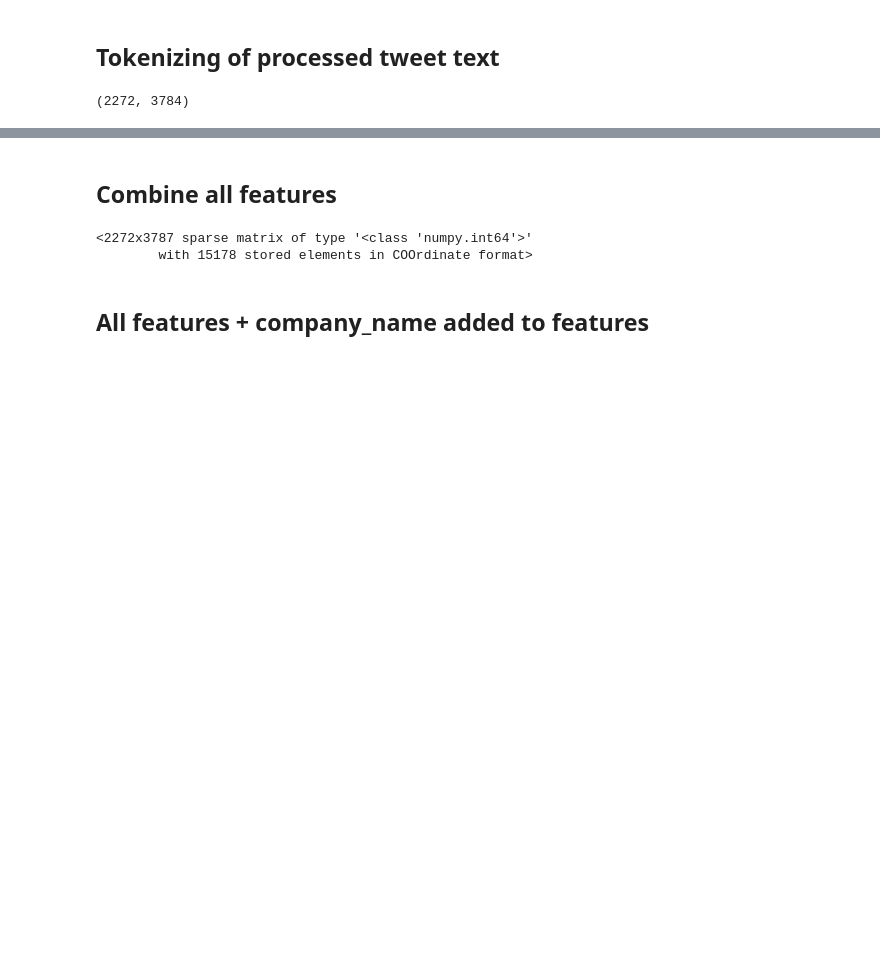
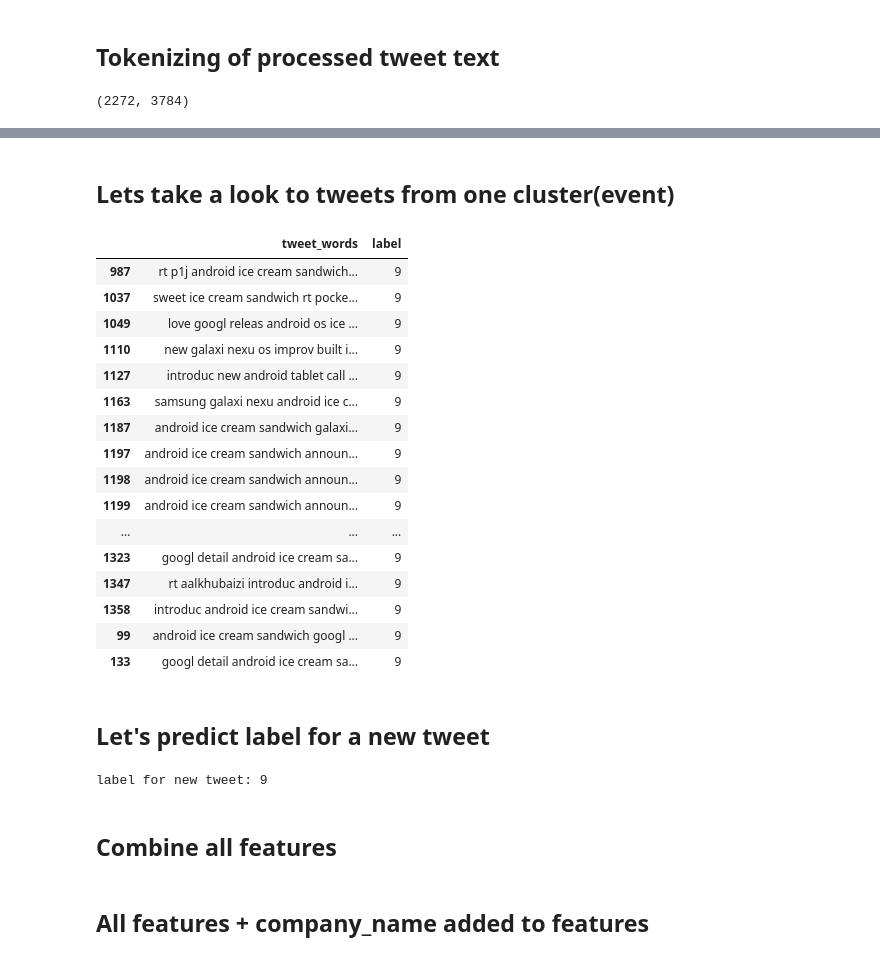
Before and after one commit to msaitkulov/SNA_class_Fall2018, a Jupyter notebook: Lab 1 + 2preFinal.ipynb, the cells around one changed output, grey strips where cells are left out. Cells and saved outputs as stored; diff of their text form; code cells hidden in the pictures; blank space fills up the shorter version.

```diff
--- a/Lab 1 + 2preFinal.ipynb
+++ b/Lab 1 + 2preFinal.ipynb
@@ -236,13 +342,48 @@ X_tokens_train.shape
+# %% [markdown]
+## Lets take a look to tweets from one cluster(event)
+# %%
+# label_id = 3 ## something about "steve job"
+label_id = 9  ## something about "android ice cream sandwich announc"
+
+tweets = pd.concat([X_tweets_train, X_tweets_test])
+
+df = pd.DataFrame(dict(tweet_words=tweets,label=labels))
+df[df['label'] == label_id]
+# %% [output]
+|  | tweet_words | label |
+| 987 | rt p1j android ice cream sandwich... | 9 |
+| 1037 | sweet ice cream sandwich rt pocke... | 9 |
+| 1049 | love googl releas android os ice ... | 9 |
+| 1110 | new galaxi nexu os improv built i... | 9 |
+| 1127 | introduc new android tablet call ... | 9 |
+| 1163 | samsung galaxi nexu android ice c... | 9 |
+| 1187 | android ice cream sandwich galaxi... | 9 |
+| 1197 | android ice cream sandwich announ... | 9 |
+| 1198 | android ice cream sandwich announ... | 9 |
+| 1199 | android ice cream sandwich announ... | 9 |
+| ... | ... | ... |
+| 1323 | googl detail android ice cream sa... | 9 |
+| 1347 | rt aalkhubaizi introduc android i... | 9 |
+| 1358 | introduc android ice cream sandwi... | 9 |
+| 99 | android ice cream sandwich googl ... | 9 |
+| 133 | googl detail android ice cream sa... | 9 |
+# %% [markdown]
+## Let's predict label for a new tweet
+# %%
+new_tweet = "My mam's friend son was very happy when his phone got a new version of Android - ice cream sandwich!" #should be 9
+# new_tweet = "Usually Steve jobs was a god man, but once he forgot to send to Marat free Iphone:(" #should be 3
+clean_message = process_message(new_tweet)
+count_vectorized_message = count_vectorizer.transform([clean_message])
+svd_representation = svd_on_counters.transform(count_vectorized_message)
+knn_prediction = ensemble.predict(svd_representation)
+print("label for new tweet:", knn_prediction[0])
+# %% [output]
+label for new tweet: 9
 # %% [markdown]
 ## Combine all features
 # %%
 X_train = scipy.sparse.hstack((X_tokens_train, manual_features_train))
 X_test = scipy.sparse.hstack((X_tokens_test, manual_features_test))
-# %%
-X_train
-# %% [output]
-<2272x3787 sparse matrix of type '<class 'numpy.int64'>'
-        with 15178 stored elements in COOrdinate format>
 # %% [markdown]
 ## All features + company_name added to features
 # %%
```
Also changed, not shown: parts of 42 cells of this notebook.
